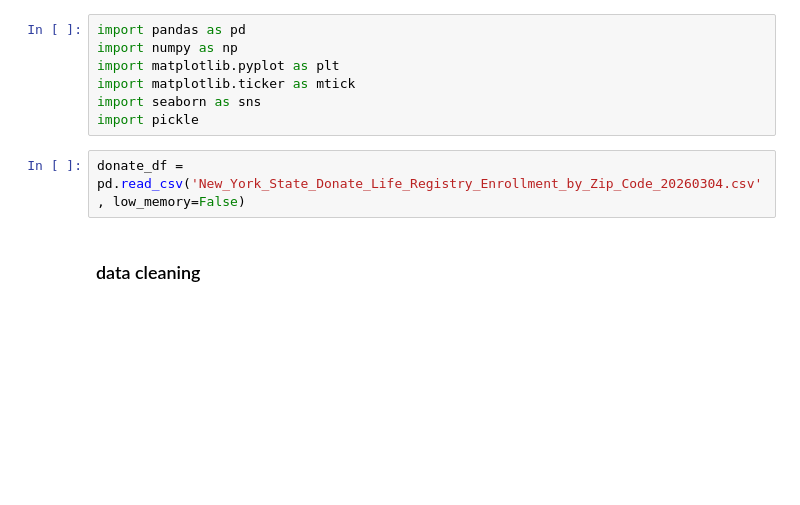
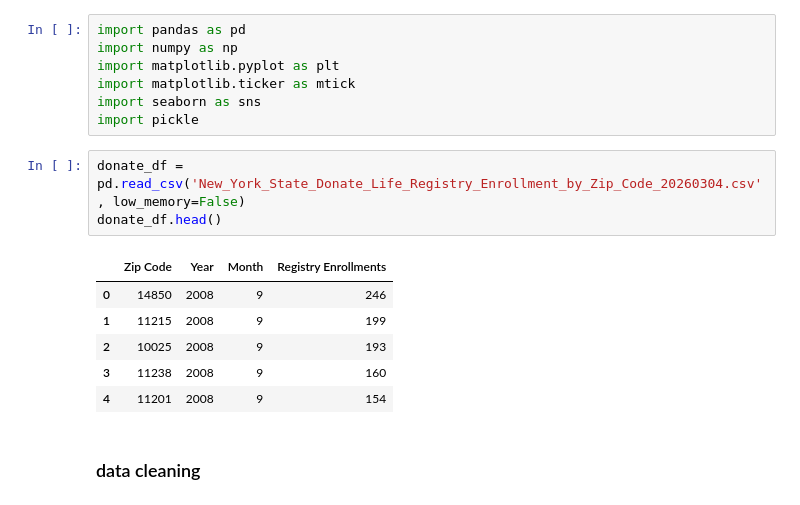
Before and after one commit to slp22/nys_donate_life, a Jupyter notebook: NYS Donate Life_start.ipynb, the cells around one changed output. Saved outputs shown, nothing was run; the diff lists cells and outputs as text; blank space fills up the shorter version.

```diff
--- a/NYS Donate Life_start.ipynb
+++ b/NYS Donate Life_start.ipynb
@@ -20,6 +20,14 @@ import seaborn as sns
 import pickle
 # %%
 donate_df = pd.read_csv('New_York_State_Donate_Life_Registry_Enrollment_by_Zip_Code_20260304.csv', low_memory=False)
+donate_df.head()
+# %% [output]
+|  | Zip Code | Year | Month | Registry Enrollments |
+| 0 | 14850 | 2008 | 9 | 246 |
+| 1 | 11215 | 2008 | 9 | 199 |
+| 2 | 10025 | 2008 | 9 | 193 |
+| 3 | 11238 | 2008 | 9 | 160 |
+| 4 | 11201 | 2008 | 9 | 154 |
 # %% [markdown]
 ### data cleaning
 # %%
```
Also changed, not shown: parts of 18 cells of this notebook, 1 other file.
